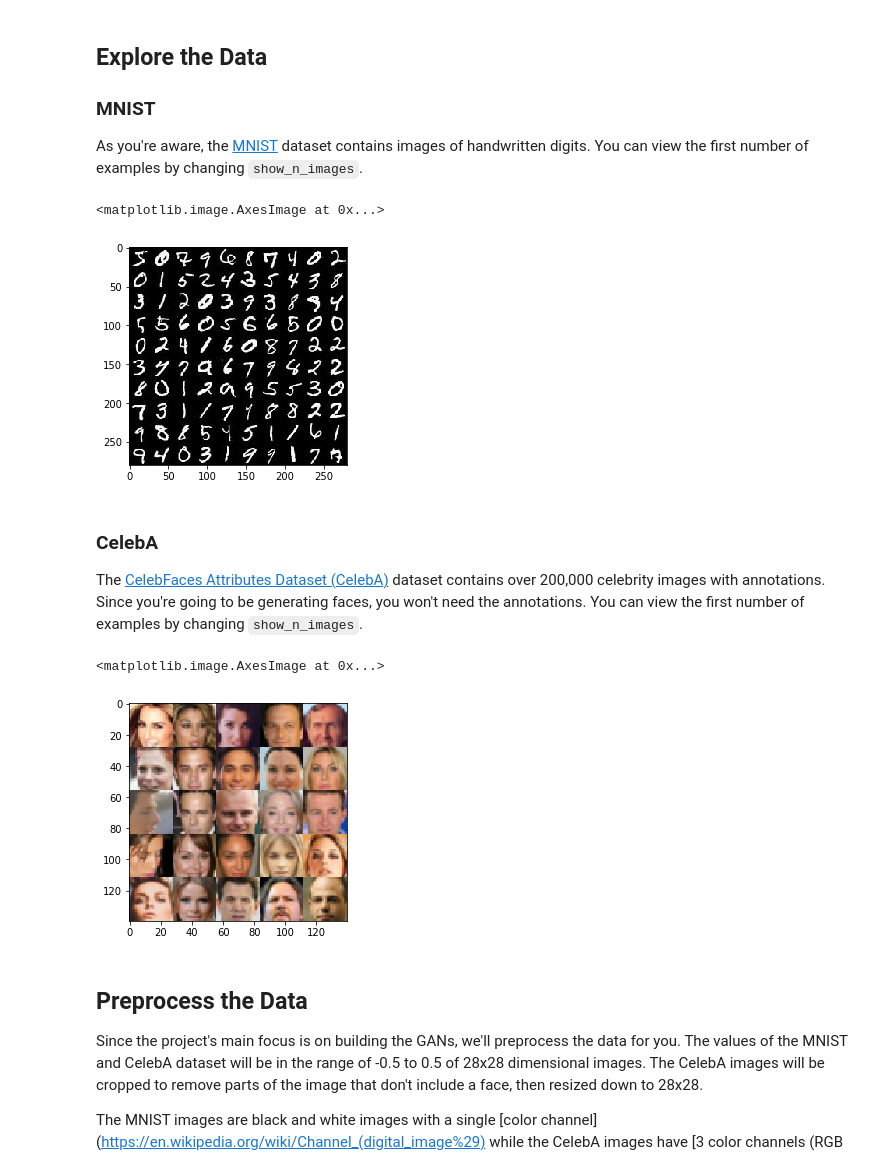
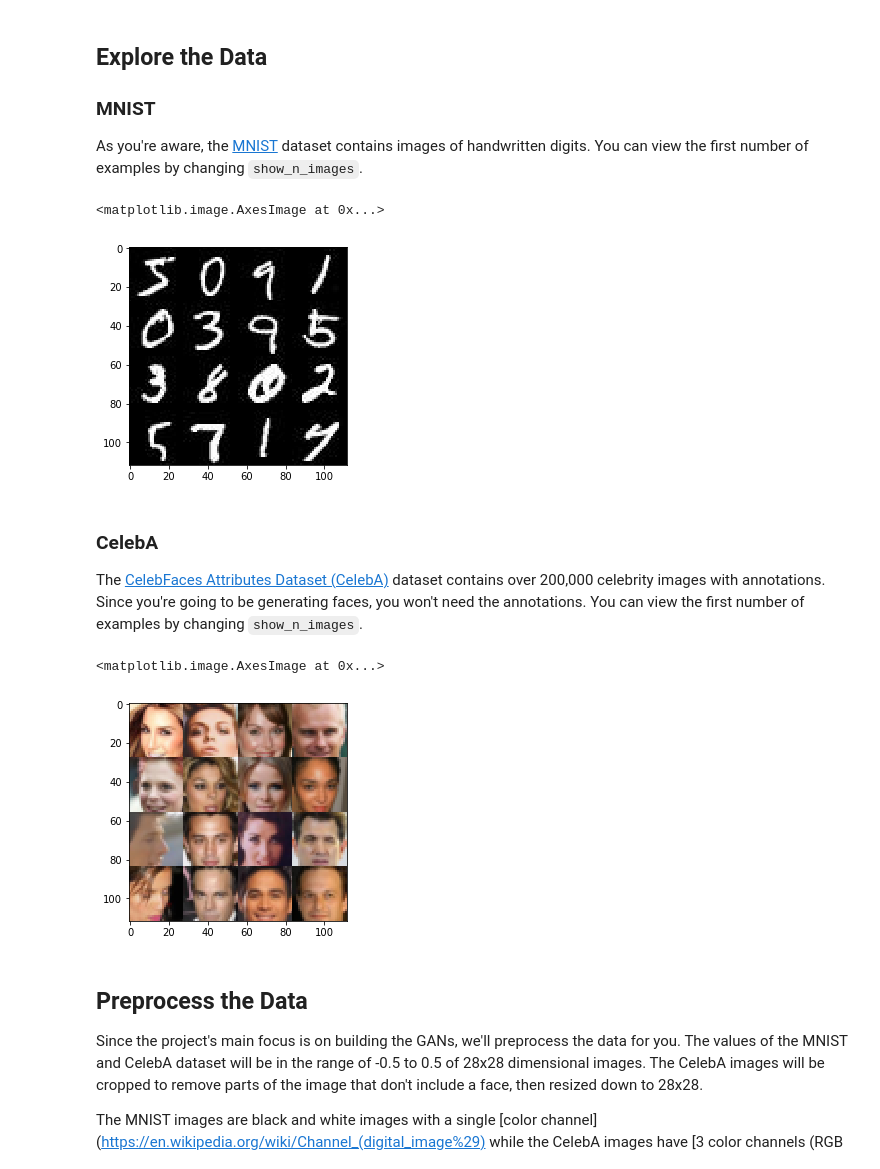
Before and after one commit to Lanbig/deep-learning-projects, a Jupyter notebook: Project 5 face_generation/dlnd_face_generation.ipynb, the cells around one changed output. Saved outputs shown, nothing was run; the diff lists cells and outputs as text; code cells hidden in the pictures.

```diff
--- a/Project 5 face_generation/dlnd_face_generation.ipynb
+++ b/Project 5 face_generation/dlnd_face_generation.ipynb
@@ -30,7 +30,7 @@ Extracting celeba...
 ### MNIST
 As you're aware, the [MNIST](http://yann.lecun.com/exdb/mnist/) dataset contains images of handwritten digits. You can view the first number of examples by changing `show_n_images`.
 # %%
-show_n_images = 100
+show_n_images = 16
 
 """
 DON'T MODIFY ANYTHING IN THIS CELL
@@ -44,21 +44,21 @@ mnist_images = helper.get_batch(glob(os.path.join(data_dir, 'mnist/*.jpg'))[:sho
 pyplot.imshow(helper.images_square_grid(mnist_images, 'L'), cmap='gray')
 # %% [output]
 <matplotlib.image.AxesImage at 0x...>
-[figure, old version]
+[figure, new version]
 # %% [markdown]
 ### CelebA
 The [CelebFaces Attributes Dataset (CelebA)](http://mmlab.ie.cuhk.edu.hk/projects/CelebA.html) dataset contains over 200,000 celebrity images with annotations.  Since you're going to be generating faces, you won't need the annotations.  You can view the first number of examples by changing `show_n_images`.
 # %%
-show_n_images = 25
+show_n_images = 16
 
 """
 DON'T MODIFY ANYTHING IN THIS CELL
 """
 mnist_images = helper.get_batch(glob(os.path.join(data_dir, 'img_align_celeba/*.jpg'))[:show_n_images], 28, 28, 'RGB')
 pyplot.imshow(helper.images_square_grid(mnist_images, 'RGB'))
 # %% [output]
 <matplotlib.image.AxesImage at 0x...>
-[figure, old version]
+[figure, new version]
 # %% [markdown]
 ## Preprocess the Data
 Since the project's main focus is on building the GANs, we'll preprocess the data for you.  The values of the MNIST and CelebA dataset will be in the range of -0.5 to 0.5 of 28x28 dimensional images.  The CelebA images will be cropped to remove parts of the image that don't include a face, then resized down to 28x28.
```
Also changed, not shown: parts of 7 cells of this notebook.
